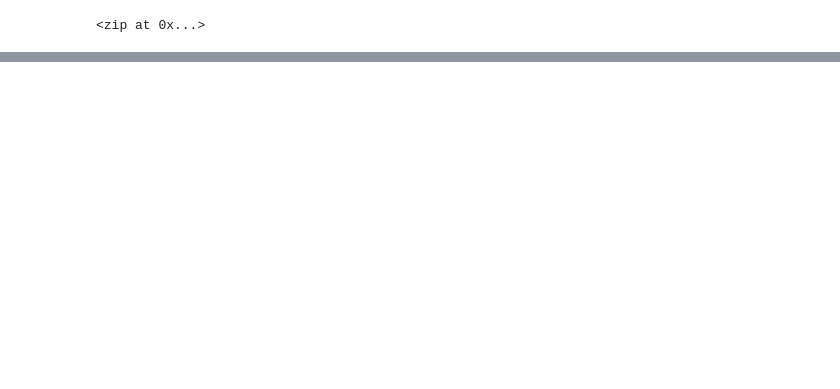
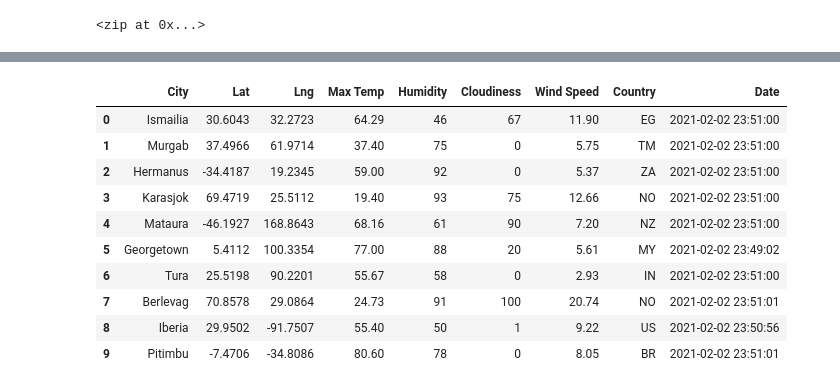
Before and after one commit to JSischo/World_Weather_Analysis, a Jupyter notebook: WeatherPy.ipynb, the cells around one changed output, grey strips where cells are left out. Drawn from its saved outputs; the diff is of its cells as text; code cells hidden in the pictures; blank space fills up the shorter version.

Commit message:
WeatherPy upload.

```diff
--- a/WeatherPy.ipynb
+++ b/WeatherPy.ipynb
@@ -6,3 +11,6 @@ from citipy import citipy
+# %%
+# Starting URL for Weather Map API Call.
+url = "http://api.openweathermap.org/data/2.5/weather?units=IMPERIAL&appid=" + weather_api_key
 # %%
 # Create a set of random latitude and longitude combinations.
 lats = np.random.uniform(-90.000, 90.000, 1500)
@@ -29,0 +116,16 @@ len(cities)
+# %%
+# Convert the array of dictionaries to a Pandas DataFrame.
+city_data_df = pd.DataFrame(city_data)
+city_data_df.head(10)
+# %% [output]
+|  | City | Lat | Lng | Max Temp | Humidity | Cloudiness | Wind Speed | Country | Date |
+| 0 | Ismailia | 30.6043 | 32.2723 | 64.29 | 46 | 67 | 11.90 | EG | 2021-02-02 23:51:00 |
+| 1 | Murgab | 37.4966 | 61.9714 | 37.40 | 75 | 0 | 5.75 | TM | 2021-02-02 23:51:00 |
+| 2 | Hermanus | -34.4187 | 19.2345 | 59.00 | 92 | 0 | 5.37 | ZA | 2021-02-02 23:51:00 |
+| 3 | Karasjok | 69.4719 | 25.5112 | 19.40 | 93 | 75 | 12.66 | NO | 2021-02-02 23:51:00 |
+| 4 | Mataura | -46.1927 | 168.8643 | 68.16 | 61 | 90 | 7.20 | NZ | 2021-02-02 23:51:00 |
+| 5 | Georgetown | 5.4112 | 100.3354 | 77.00 | 88 | 20 | 5.61 | MY | 2021-02-02 23:49:02 |
+| 6 | Tura | 25.5198 | 90.2201 | 55.67 | 58 | 0 | 2.93 | IN | 2021-02-02 23:51:00 |
+| 7 | Berlevag | 70.8578 | 29.0864 | 24.73 | 91 | 100 | 20.74 | NO | 2021-02-02 23:51:01 |
+| 8 | Iberia | 29.9502 | -91.7507 | 55.40 | 50 | 1 | 9.22 | US | 2021-02-02 23:50:56 |
+| 9 | Pitimbu | -7.4706 | -34.8086 | 80.60 | 78 | 0 | 8.05 | BR | 2021-02-02 23:51:01 |
```
Also changed, not shown: parts of 5 cells of this notebook, 2 other files.
